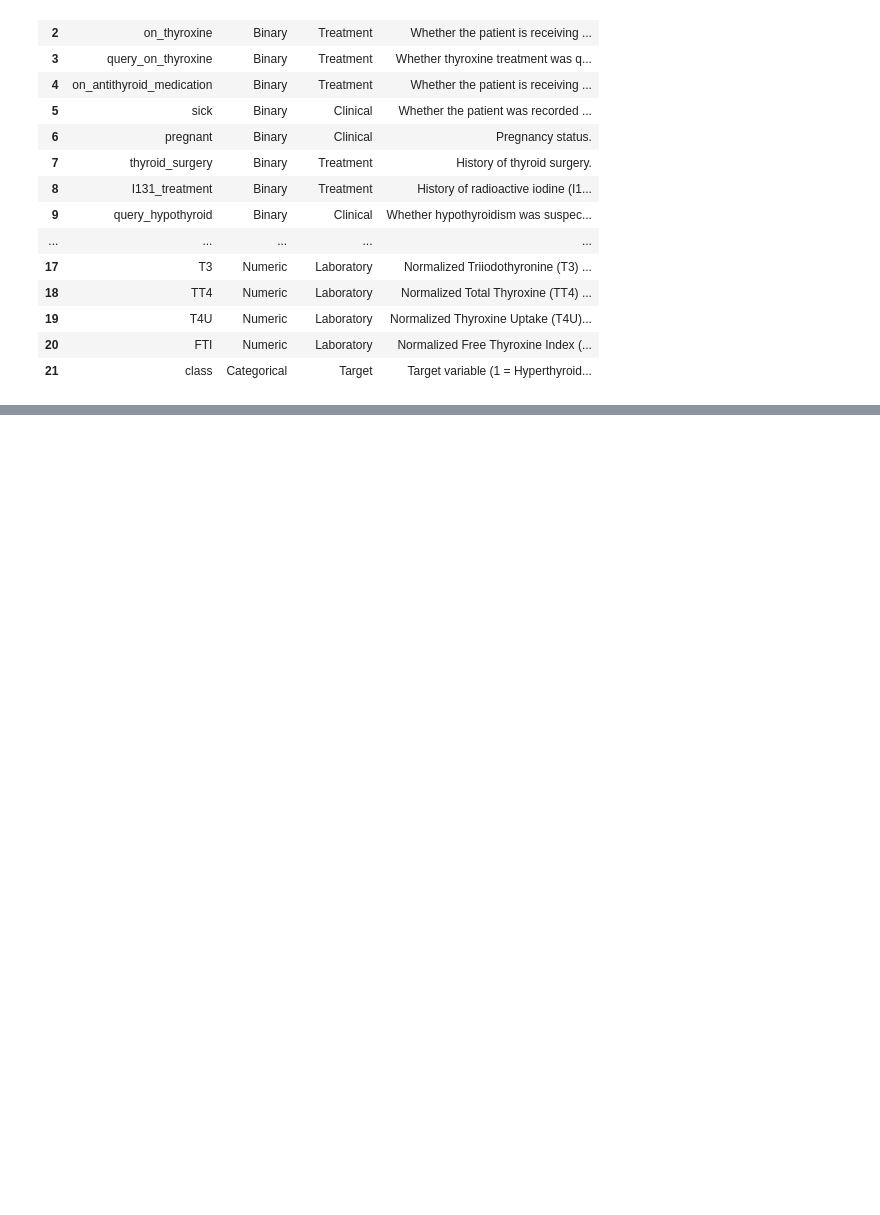
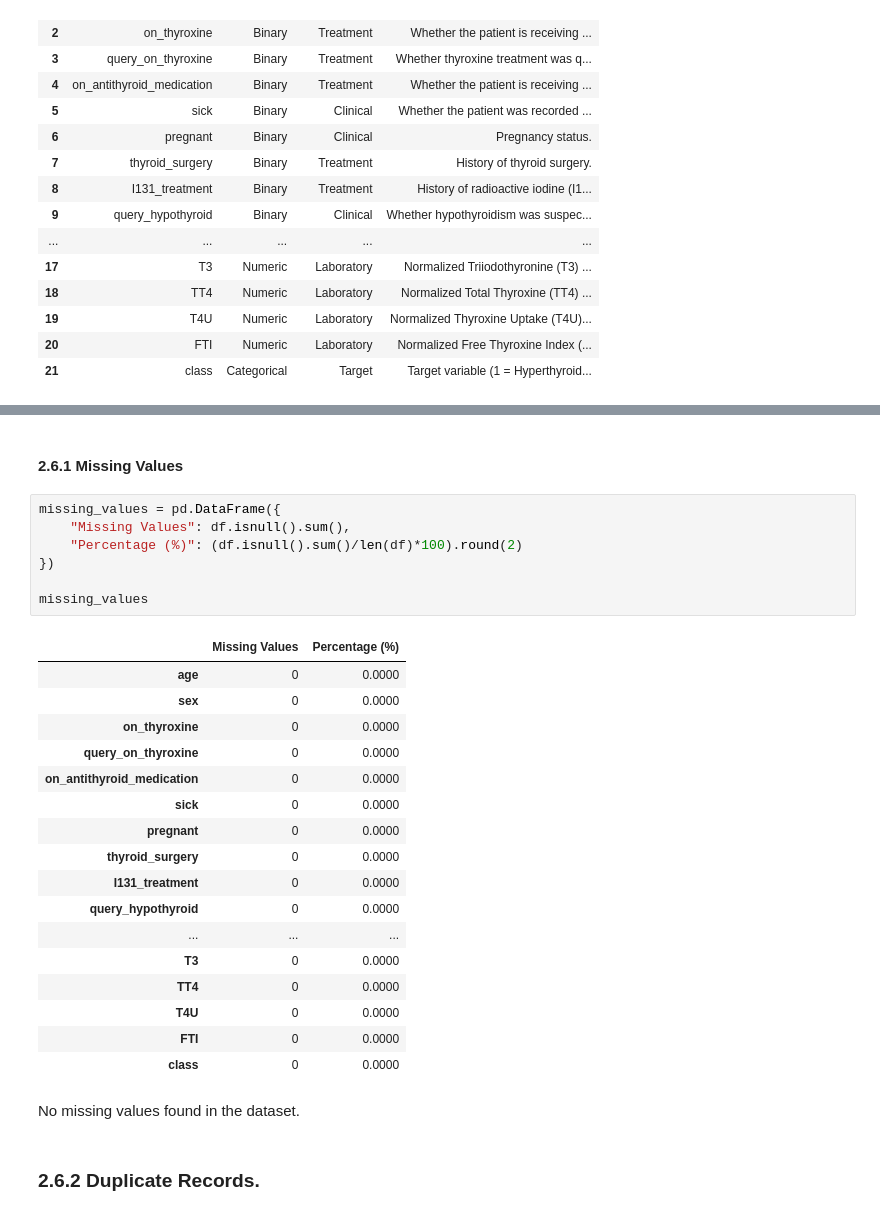
Before and after one commit to byegond-beep/Multi-class-Thyroid-Disease-Classification, a Jupyter notebook: notebook.ipynb, the cells around one changed output, grey strips where cells are left out. Cells and saved outputs as stored; diff of their text form; blank space fills up the shorter version.

Commit message:
Data Quality Assesments

```diff
--- a/notebook.ipynb
+++ b/notebook.ipynb
@@ -325,0 +330,31 @@ data_dictionary
+# %% [markdown]
+#### 2.6.1 Missing Values
+# %%
+missing_values = pd.DataFrame({
+    "Missing Values": df.isnull().sum(),
+    "Percentage (%)": (df.isnull().sum()/len(df)*100).round(2)
+})
+
+missing_values
+# %% [output]
+|  | Missing Values | Percentage (%) |
+| age | 0 | 0.0000 |
+| sex | 0 | 0.0000 |
+| on_thyroxine | 0 | 0.0000 |
+| query_on_thyroxine | 0 | 0.0000 |
+| on_antithyroid_medication | 0 | 0.0000 |
+| sick | 0 | 0.0000 |
+| pregnant | 0 | 0.0000 |
+| thyroid_surgery | 0 | 0.0000 |
+| I131_treatment | 0 | 0.0000 |
+| query_hypothyroid | 0 | 0.0000 |
+| ... | ... | ... |
+| T3 | 0 | 0.0000 |
+| TT4 | 0 | 0.0000 |
+| T4U | 0 | 0.0000 |
+| FTI | 0 | 0.0000 |
+| class | 0 | 0.0000 |
+# %% [markdown]
+No missing values found in the dataset.
+# %% [markdown]
+### 2.6.2 Duplicate Records.
```
Also changed, not shown: parts of 16 cells of this notebook.
